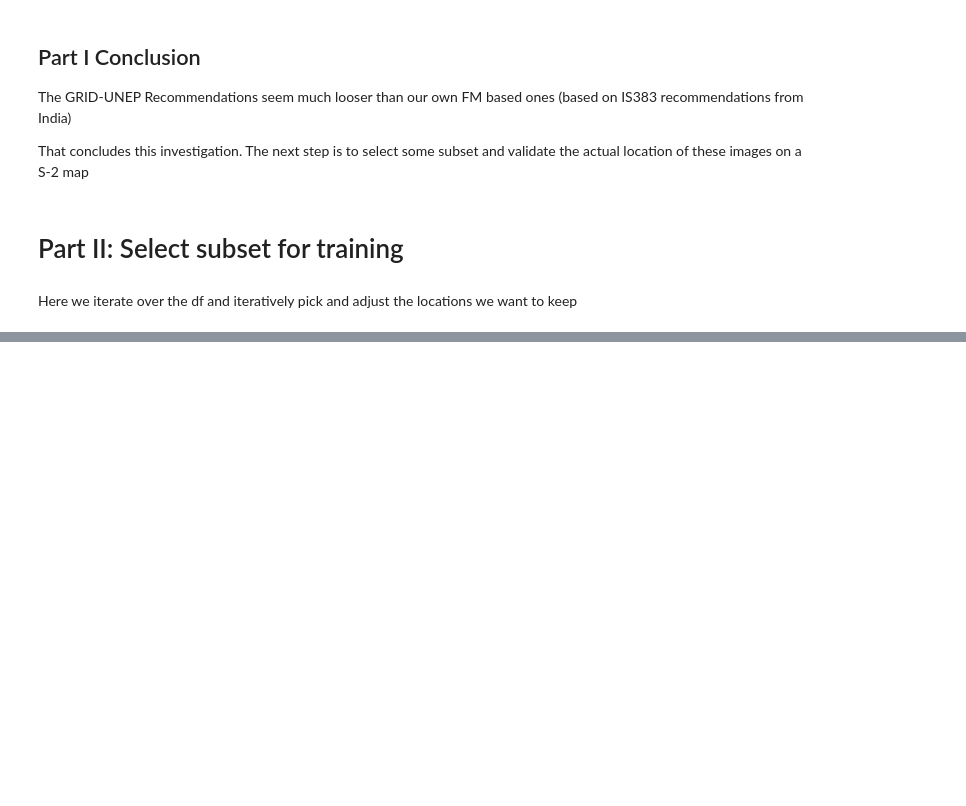
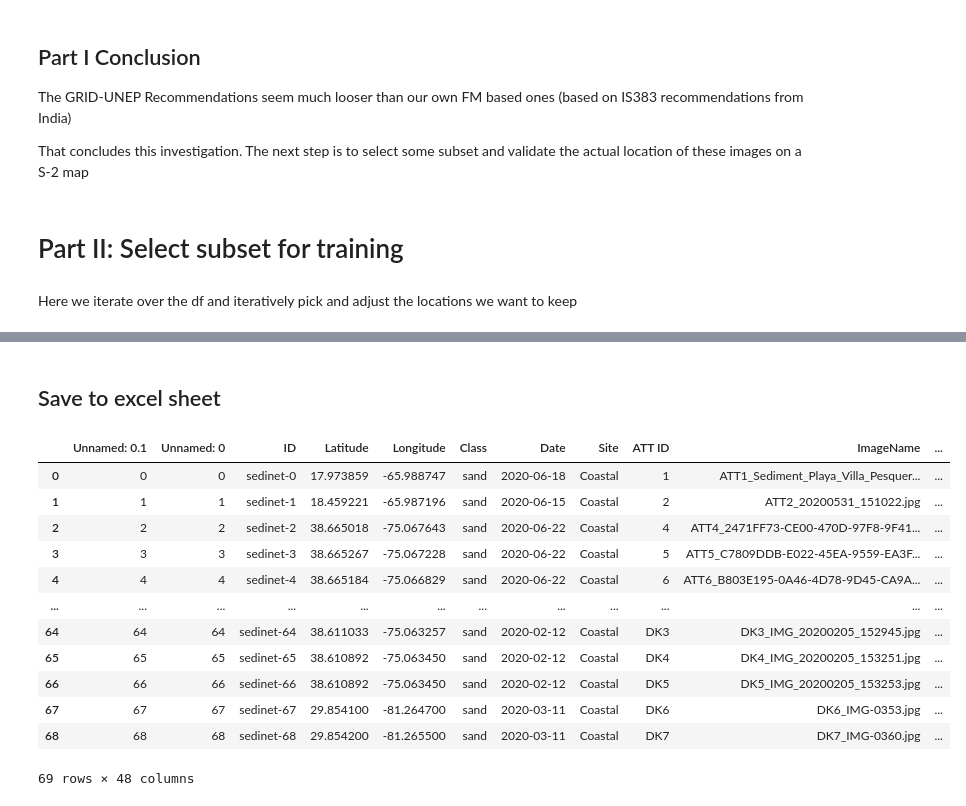
Before and after one commit to BerkeleySandProject/py-sand-mapping, a Jupyter notebook: groundtruths/sedinet/sedinet_gt.ipynb, the cells around one changed output, grey strips where cells are left out. Drawn from its saved outputs; the diff is of its cells as text; code cells hidden in the pictures; blank space fills up the shorter version.

```diff
--- a/groundtruths/sedinet/sedinet_gt.ipynb
+++ b/groundtruths/sedinet/sedinet_gt.ipynb
@@ -561,0 +397,8 @@ Map(center=[46.17789318704406, -123.98027361156583], controls=(ZoomControl(optio
+# %%
+output = df.copy()
+# %%
+
+sampling_buffer_m = 5
+
+Map = geemap.Map()
+Map
@@ -561,0 +407,2 @@ Map(center=[46.17789318704406, -123.98027361156583], controls=(ZoomControl(optio
+# %%
+s1_s2, sample = qm.get_s1s2_data(output, Map, INDEX, display_smap=True, mosaic_method='qm', sampling_buffer_m=sampling_buffer_m, median_samples=5,roi_buffer_m=400, obia=True)
@@ -592,0 +417,4 @@ test
+# %%
+output, INDEX = qm.get_training_sample(output, s1_s2, sample, Map, INDEX, display_clusters=False, obia=True)
+output.to_excel('../../data/labels/gt-bands.xlsx', sheet_name='sedinet')
+output.iloc[INDEX-1]
@@ -592,0 +441,20 @@ test
+# %% [markdown]
+## Save to excel sheet
+# %%
+display(output)
+#save to excel sheet with sheet name 'sedinet'
+output.to_excel('../../data/labels/gt-bands.xlsx', sheet_name='sedinet')
+# %% [output]
+|  | Unnamed: 0.1 | Unnamed: 0 | ID | Latitude | Longitude | Class | Date | Site | ATT ID | ImageName | ... |
+| 0 | 0 | 0 | sedinet-0 | 17.973859 | -65.988747 | sand | 2020-06-18 | Coastal | 1 | ATT1_Sediment_Playa_Villa_Pesquer... | ... |
+| 1 | 1 | 1 | sedinet-1 | 18.459221 | -65.987196 | sand | 2020-06-15 | Coastal | 2 | ATT2_20200531_151022.jpg | ... |
+| 2 | 2 | 2 | sedinet-2 | 38.665018 | -75.067643 | sand | 2020-06-22 | Coastal | 4 | ATT4_2471FF73-CE00-470D-97F8-9F41... | ... |
+| 3 | 3 | 3 | sedinet-3 | 38.665267 | -75.067228 | sand | 2020-06-22 | Coastal | 5 | ATT5_C7809DDB-E022-45EA-9559-EA3F... | ... |
+| 4 | 4 | 4 | sedinet-4 | 38.665184 | -75.066829 | sand | 2020-06-22 | Coastal | 6 | ATT6_B803E195-0A46-4D78-9D45-CA9A... | ... |
+| ... | ... | ... | ... | ... | ... | ... | ... | ... | ... | ... | ... |
+| 64 | 64 | 64 | sedinet-64 | 38.611033 | -75.063257 | sand | 2020-02-12 | Coastal | DK3 | DK3_IMG_20200205_152945.jpg | ... |
+| 65 | 65 | 65 | sedinet-65 | 38.610892 | -75.063450 | sand | 2020-02-12 | Coastal | DK4 | DK4_IMG_20200205_153251.jpg | ... |
+| 66 | 66 | 66 | sedinet-66 | 38.610892 | -75.063450 | sand | 2020-02-12 | Coastal | DK5 | DK5_IMG_20200205_153253.jpg | ... |
+| 67 | 67 | 67 | sedinet-67 | 29.854100 | -81.264700 | sand | 2020-03-11 | Coastal | DK6 | DK6_IMG-0353.jpg | ... |
+| 68 | 68 | 68 | sedinet-68 | 29.854200 | -81.265500 | sand | 2020-03-11 | Coastal | DK7 | DK7_IMG-0360.jpg | ... |
+69 rows × 48 columns
```
Also changed, not shown: parts of 26 cells of this notebook, 3 other files.
